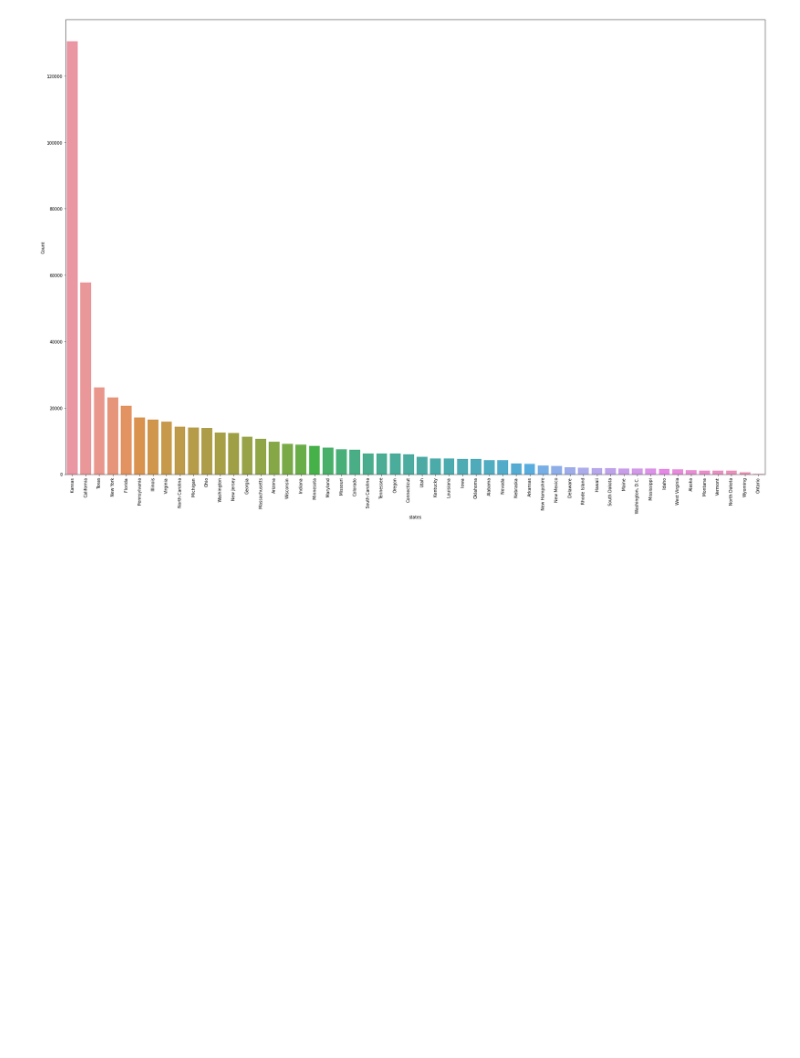
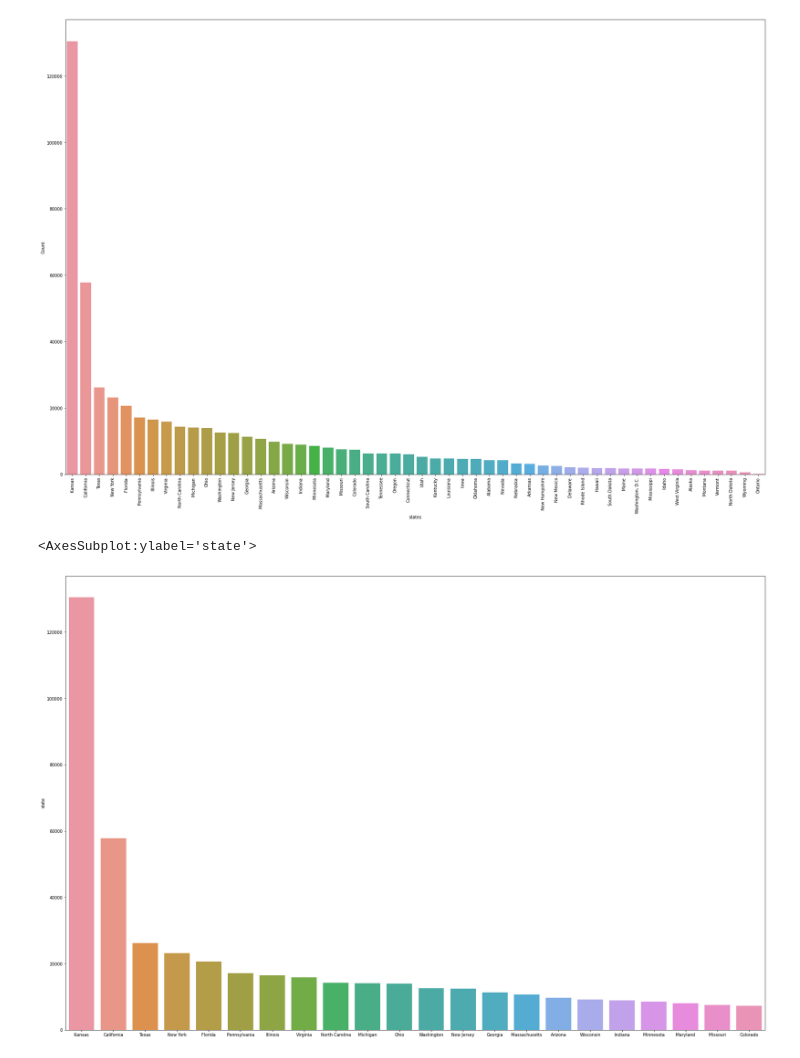
Before and after one commit to marvin2311/BigFive_Personality_Analysis, a Jupyter notebook: Notebook_Eric.ipynb, the cells around one changed output. Drawn from its saved outputs; the diff is of its cells as text; code cells hidden in the pictures; blank space fills up the shorter version.

```diff
--- a/Notebook_Eric.ipynb
+++ b/Notebook_Eric.ipynb
@@ -487,6 +489,15 @@ plt.ylabel("Count")
 plt.show()
 # %% [output]
 [figure]
+# %%
+US_states = pd.DataFrame(Dataset_USA['state'].value_counts())
+states_10k = US_states[US_states['state'] >= 7000]
+
+plt.figure(figsize=(30,20))
+sns.barplot(data=states_10k, x=states_10k.index, y='state')
+# %% [output]
+<AxesSubplot:ylabel='state'>
+[figure, added]
 # %%
 Examine_locations = Dataset_USA[['state','region','political bias']]
 Examine_locations
```
Also changed, not shown: parts of 19 cells of this notebook.
